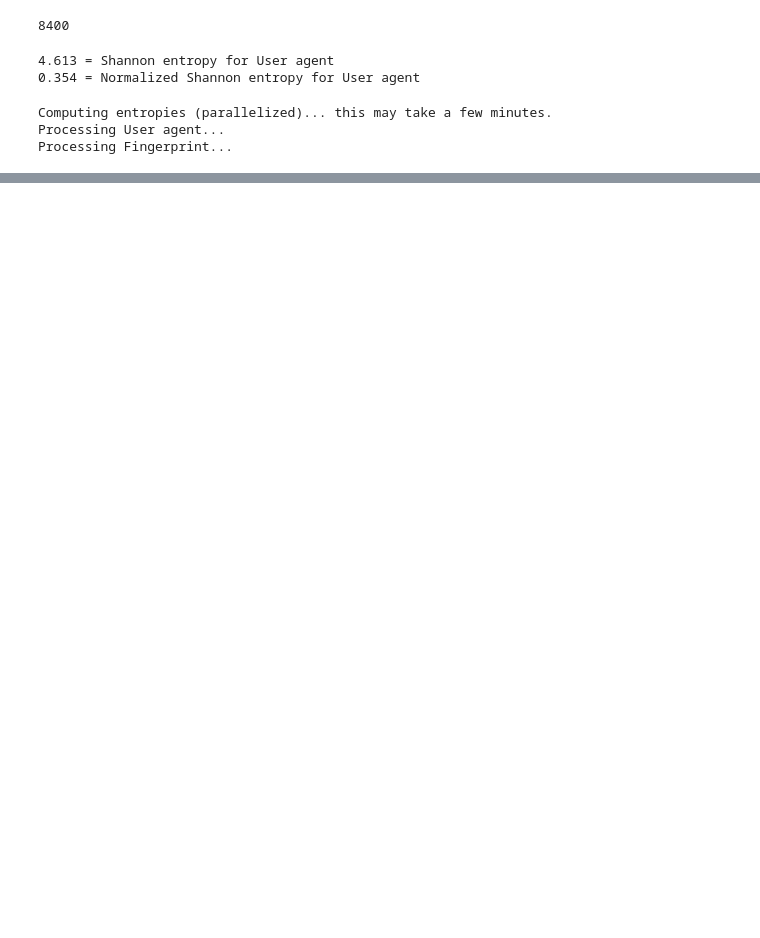
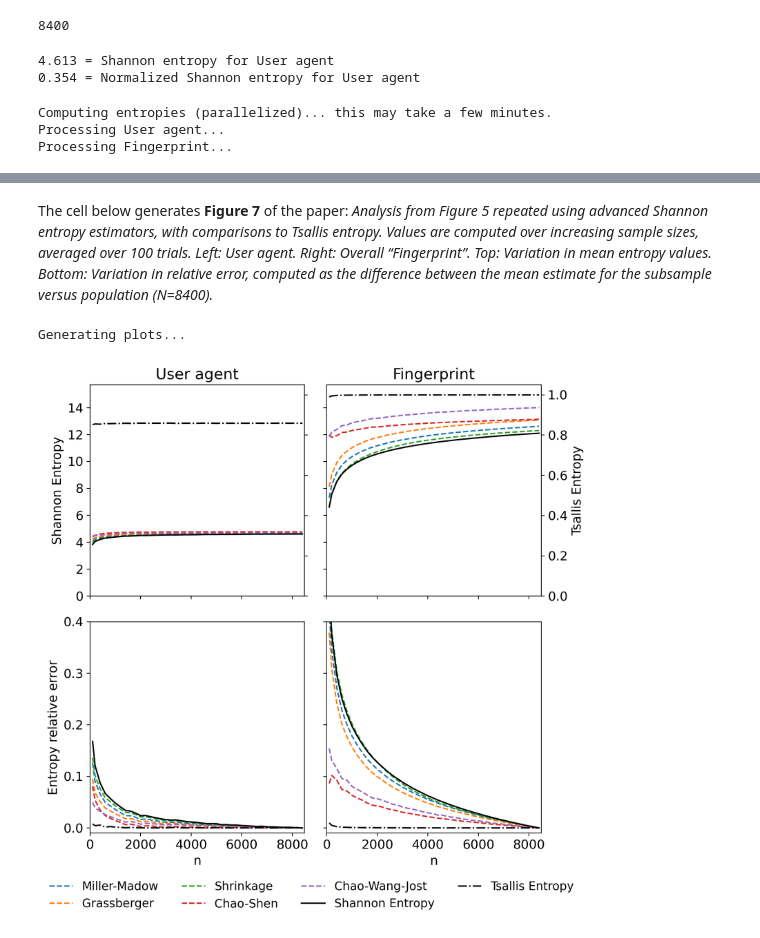
Before and after one commit to google/fingerprinting-risk-measures, a Jupyter notebook: shannon_entropy_advanced_estimators.ipynb, the cells around one changed output, grey strips where cells are left out. Cells and saved outputs as stored; diff of their text form; code cells hidden in the pictures; blank space fills up the shorter version.

```diff
--- a/shannon_entropy_advanced_estimators.ipynb
+++ b/shannon_entropy_advanced_estimators.ipynb
@@ -397,0 +392,15 @@ Generating plots...
+# %% [markdown]
+The cell below generates **Figure 7** of the paper: *Analysis from Figure 5 repeated using advanced Shannon entropy estimators, with comparisons to Tsallis entropy. Values are computed over increasing sample sizes, averaged over 100 trials. Left: User agent. Right: Overall “Fingerprint”. Top: Variation in mean entropy values. Bottom: Variation in relative error, computed as the difference between the mean estimate for the subsample versus population (N=8400).*
+# %%
+# --- Plotting ---
+print("Generating plots...")
+plt.rcParams.update({'font.size': 13.5})
+
+generate_plot(
+    attributes_entropy_data,
+    plot_attributes=['User agent', 'Fingerprint'],
+    logscale=False
+)
+# %% [output]
+Generating plots...
+[figure, added]
```
Also changed, not shown: parts of 4 cells of this notebook.
